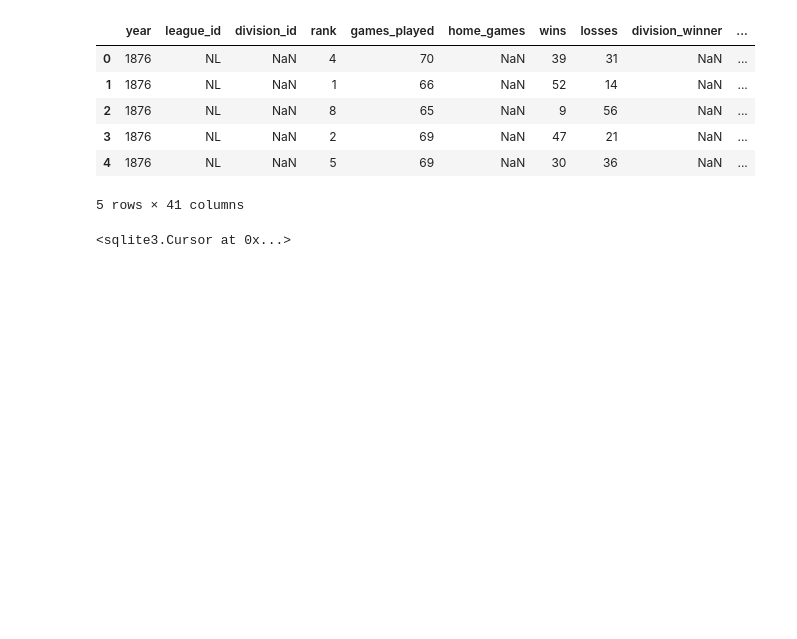
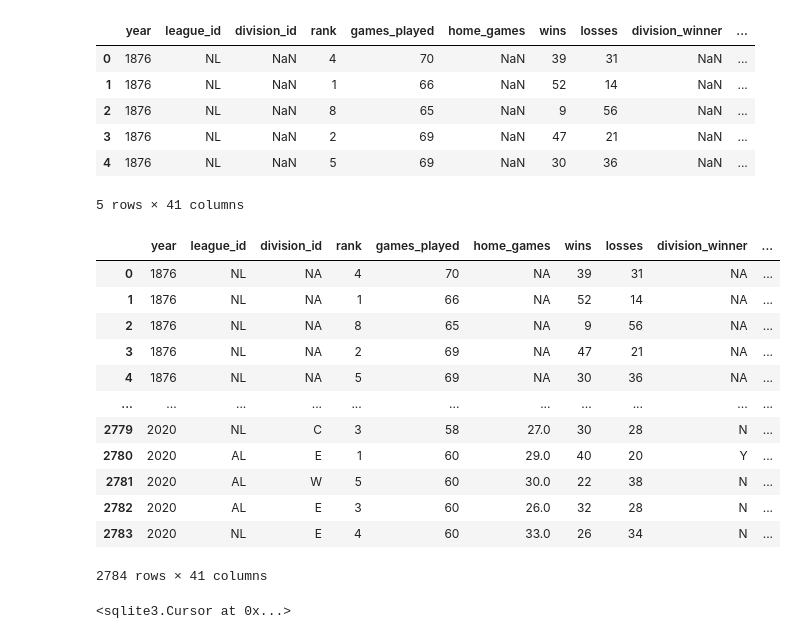
Before and after one commit to paulbrichta/MLB-Statistics, a Jupyter notebook: mlb_load.ipynb, the cells around one changed output. Drawn from its saved outputs; the diff is of its cells as text; code cells hidden in the pictures; blank space fills up the shorter version.

```diff
--- a/mlb_load.ipynb
+++ b/mlb_load.ipynb
@@ -22,6 +22,22 @@ mlb_season_df.head()
 | 3 | 1876 | NL | NaN | 2 | 69 | NaN | 47 | 21 | NaN | ... |
 | 4 | 1876 | NL | NaN | 5 | 69 | NaN | 30 | 36 | NaN | ... |
 5 rows × 41 columns
+# %%
+mlb_season_df.fillna('NA')
+# %% [output]
+|  | year | league_id | division_id | rank | games_played | home_games | wins | losses | division_winner | ... |
+| 0 | 1876 | NL | NA | 4 | 70 | NA | 39 | 31 | NA | ... |
+| 1 | 1876 | NL | NA | 1 | 66 | NA | 52 | 14 | NA | ... |
+| 2 | 1876 | NL | NA | 8 | 65 | NA | 9 | 56 | NA | ... |
+| 3 | 1876 | NL | NA | 2 | 69 | NA | 47 | 21 | NA | ... |
+| 4 | 1876 | NL | NA | 5 | 69 | NA | 30 | 36 | NA | ... |
+| ... | ... | ... | ... | ... | ... | ... | ... | ... | ... | ... |
+| 2779 | 2020 | NL | C | 3 | 58 | 27.0 | 30 | 28 | N | ... |
+| 2780 | 2020 | AL | E | 1 | 60 | 29.0 | 40 | 20 | Y | ... |
+| 2781 | 2020 | AL | W | 5 | 60 | 30.0 | 22 | 38 | N | ... |
+| 2782 | 2020 | AL | E | 3 | 60 | 26.0 | 32 | 28 | N | ... |
+| 2783 | 2020 | NL | E | 4 | 60 | 33.0 | 26 | 34 | N | ... |
+2784 rows × 41 columns
 # %%
 db_locale = 'mlbSeason_db'
 conn = sqlite3.connect(db_locale)
```
Also changed, not shown: 1 other file.
